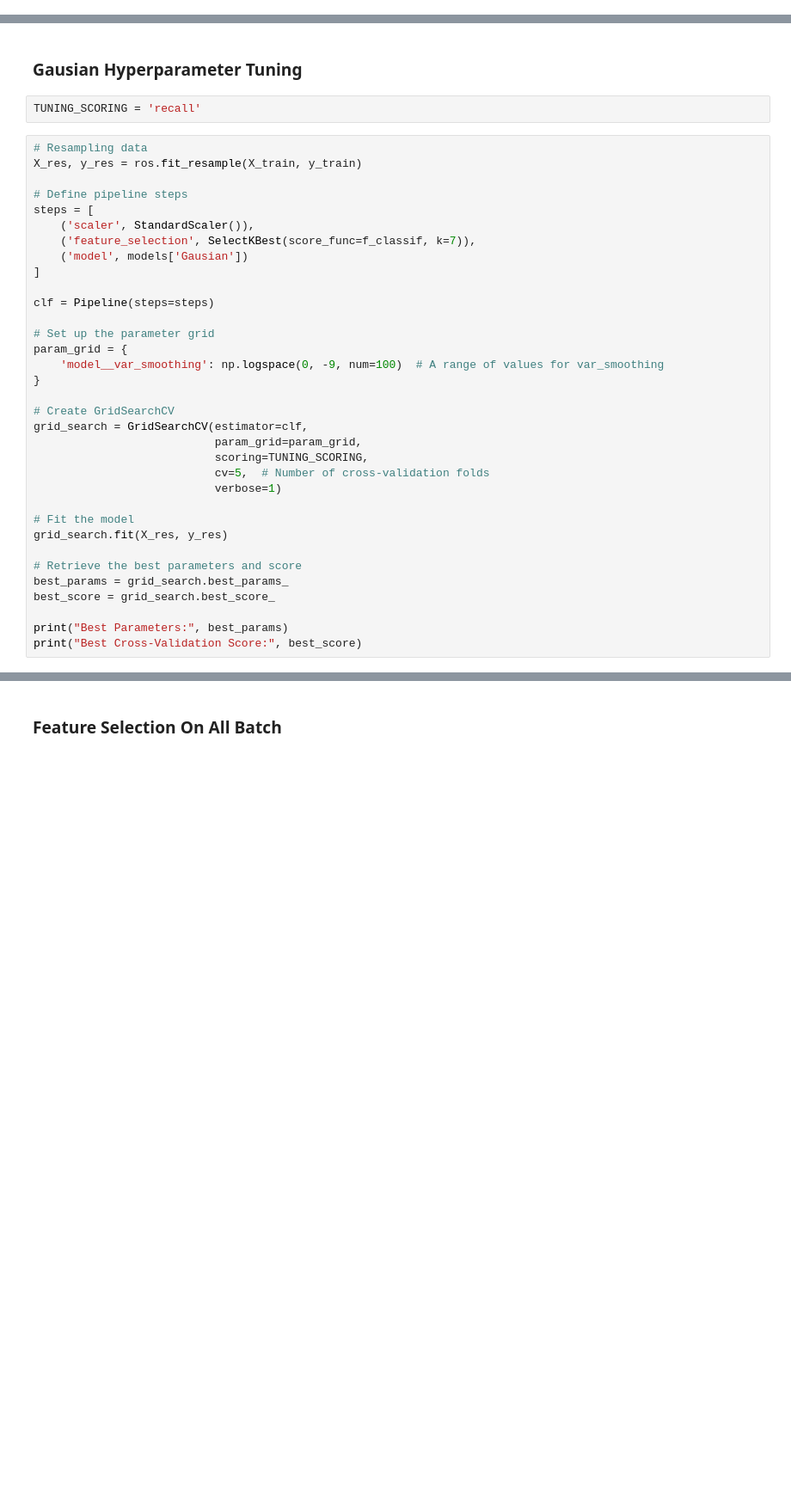
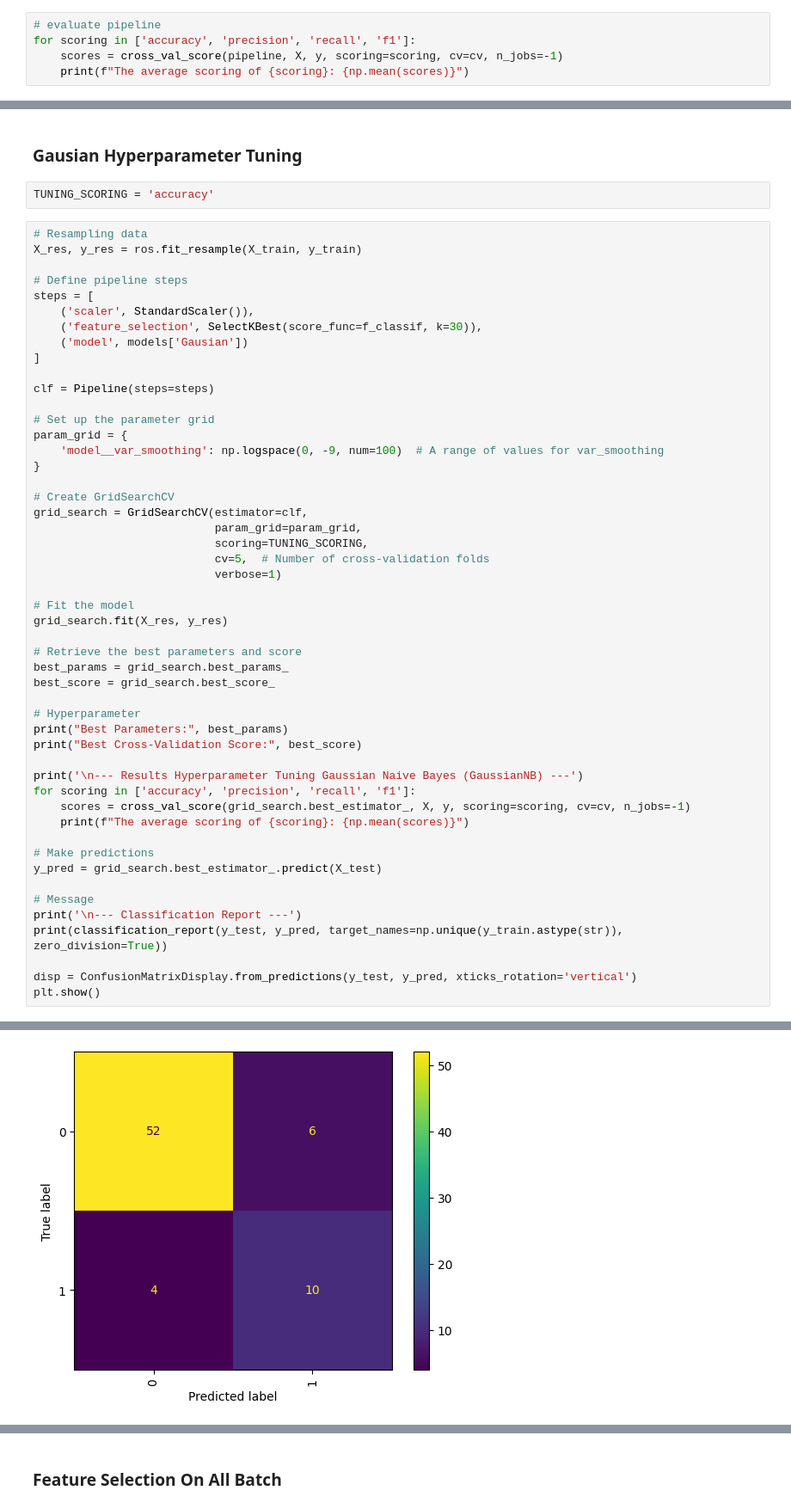
Before and after one commit to isaacebi/Aquaculture-Intelligence, a Jupyter notebook: notebooks/01-CO2-data-exploration.ipynb, the cells around one changed output, grey strips where cells are left out. Shown at 86% size. Drawn from its saved outputs; the diff is of its cells as text; blank space fills up the shorter version.

```diff
--- a/notebooks/01-CO2-data-exploration.ipynb
+++ b/notebooks/01-CO2-data-exploration.ipynb
@@ -970,0 +1139,5 @@ Based on the results of Repeated Stratified K-Fold cross validator, Random Overs
+# %%
+# evaluate pipeline
+for scoring in ['accuracy', 'precision', 'recall', 'f1']:
+    scores = cross_val_score(pipeline, X, y, scoring=scoring, cv=cv, n_jobs=-1)
+    print(f"The average scoring of {scoring}: {np.mean(scores)}")
@@ -971,7 +1149,7 @@ Based on the results of Repeated Stratified K-Fold cross validator, Random Overs
 # %% [markdown]
 ### Gausian Hyperparameter Tuning
 # %%
-TUNING_SCORING = 'recall'
+TUNING_SCORING = 'accuracy'
 # %%
 # Resampling data
 X_res, y_res = ros.fit_resample(X_train, y_train)
@@ -979,7 +1157,7 @@ X_res, y_res = ros.fit_resample(X_train, y_train)
 # Define pipeline steps
 steps = [
     ('scaler', StandardScaler()),
-    ('feature_selection', SelectKBest(score_func=f_classif, k=7)),
+    ('feature_selection', SelectKBest(score_func=f_classif, k=30)),
     ('model', models['Gausian'])
 ]
 
@@ -1004,7 +1182,23 @@ grid_search.fit(X_res, y_res)
 best_params = grid_search.best_params_
 best_score = grid_search.best_score_
 
+# Hyperparameter
 print("Best Parameters:", best_params)
 print("Best Cross-Validation Score:", best_score)
+
+print('\n--- Results Hyperparameter Tuning Gaussian Naive Bayes (GaussianNB) ---')
+for scoring in ['accuracy', 'precision', 'recall', 'f1']:
+    scores = cross_val_score(grid_search.best_estimator_, X, y, scoring=scoring, cv=cv, n_jobs=-1)
+    print(f"The average scoring of {scoring}: {np.mean(scores)}")
+
+# Make predictions
+y_pred = grid_search.best_estimator_.predict(X_test)
+
+# Message
+print('\n--- Classification Report ---')
+print(classification_report(y_test, y_pred, target_names=np.unique(y_train.astype(str)), zero_division=True))
+
+disp = ConfusionMatrixDisplay.from_predictions(y_test, y_pred, xticks_rotation='vertical')
+plt.show()
 # %% [output]
 Fitting 5 folds for each of 100 candidates, totalling 500 fits
@@ -1012,0 +1222 @@ Best Cross-Validation Score: 0.6421951219512195
+[figure, added]
```
Also changed, not shown: parts of 26 cells of this notebook.
